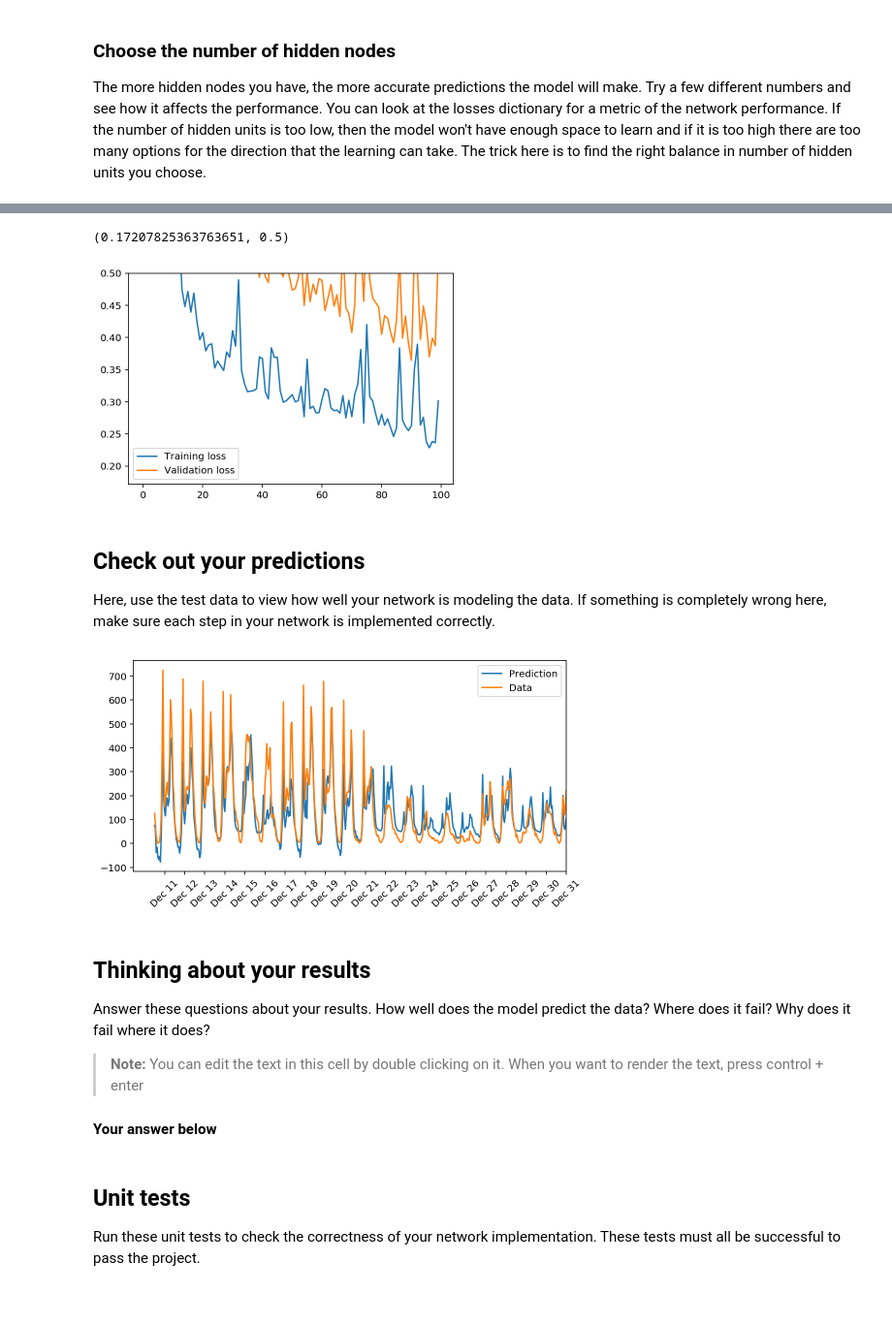
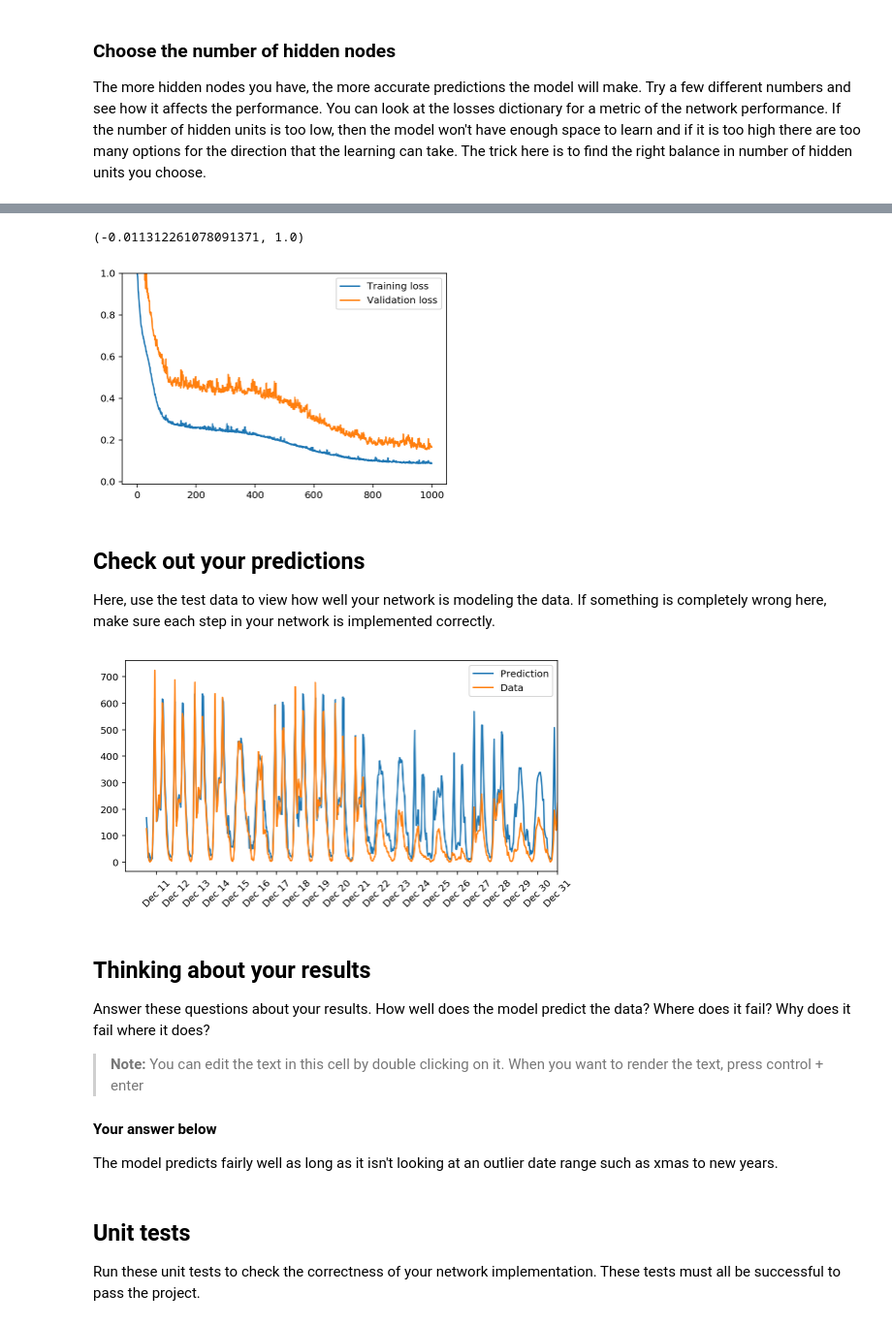
Before and after one commit to highb/deeplearning-project1, a Jupyter notebook: dlnd-your-first-neural-network.ipynb, the cells around one changed output, grey strips where cells are left out. Shown: that part at 97% size. Cells and saved outputs as stored; diff of their text form; code cells hidden in the pictures.

```diff
--- a/dlnd-your-first-neural-network.ipynb
+++ b/dlnd-your-first-neural-network.ipynb
@@ -227,10 +227,10 @@ The more hidden nodes you have, the more accurate predictions the model will mak
 import sys
 
 ### Set the hyperparameters here ###
-epochs = 100
-learning_rate = 0.1
-hidden_nodes = 2
-output_nodes = 1
+epochs = 1000
+learning_rate = 0.01
+hidden_nodes = 3
+output_nodes = 2
 
 N_i = train_features.shape[1]
 network = NeuralNetwork(N_i, hidden_nodes, output_nodes, learning_rate)
@@ -257,11 +257,11 @@ Progress: 99.0% ... Training loss: 0.301 ... Validation loss: 0.529
 # %%
 plt.plot(losses['train'], label='Training loss')
 plt.plot(losses['validation'], label='Validation loss')
 plt.legend()
-plt.ylim(ymax=0.5)
+plt.ylim(ymax=1.0)
 # %% [output]
-(0.17207825363763651, 0.5)
+(-0.011312261078091371, 1.0)
-[figure, old version]
+[figure, new version]
 # %% [markdown]
 ## Check out your predictions
 
@@ -281,7 +281,7 @@ dates = dates.apply(lambda d: d.strftime('%b %d'))
 ax.set_xticks(np.arange(len(dates))[12::24])
 _ = ax.set_xticklabels(dates[12::24], rotation=45)
 # %% [output]
-[figure, old version]
+[figure, new version]
 # %% [markdown]
 ## Thinking about your results
 
@@ -290,6 +290,8 @@ Answer these questions about your results. How well does the model predict the d
 > **Note:** You can edit the text in this cell by double clicking on it. When you want to render the text, press control + enter
 
 #### Your answer below
+
+The model predicts fairly well as long as it isn't looking at an outlier date range such as xmas to new years.
 # %% [markdown]
 ## Unit tests
 
```
Also changed, not shown: parts of 2 cells of this notebook.
